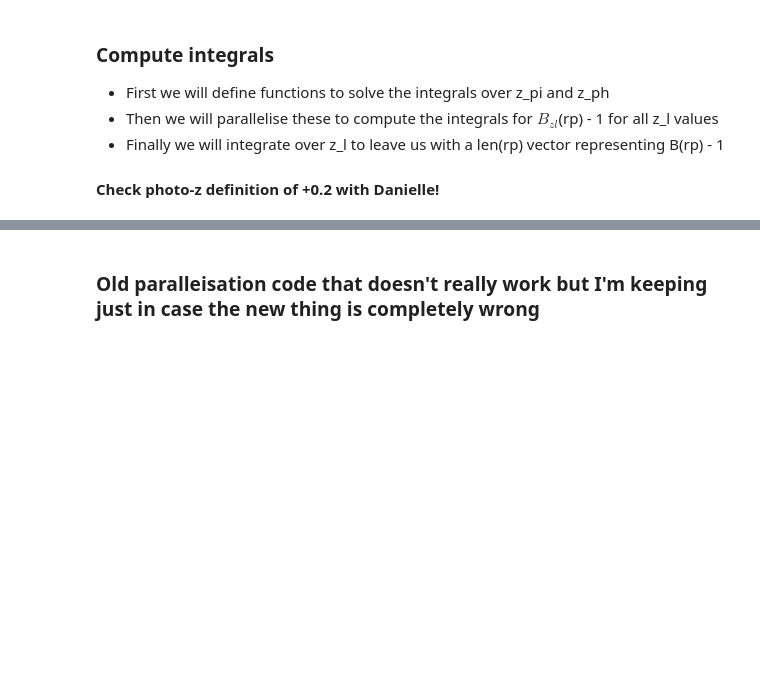
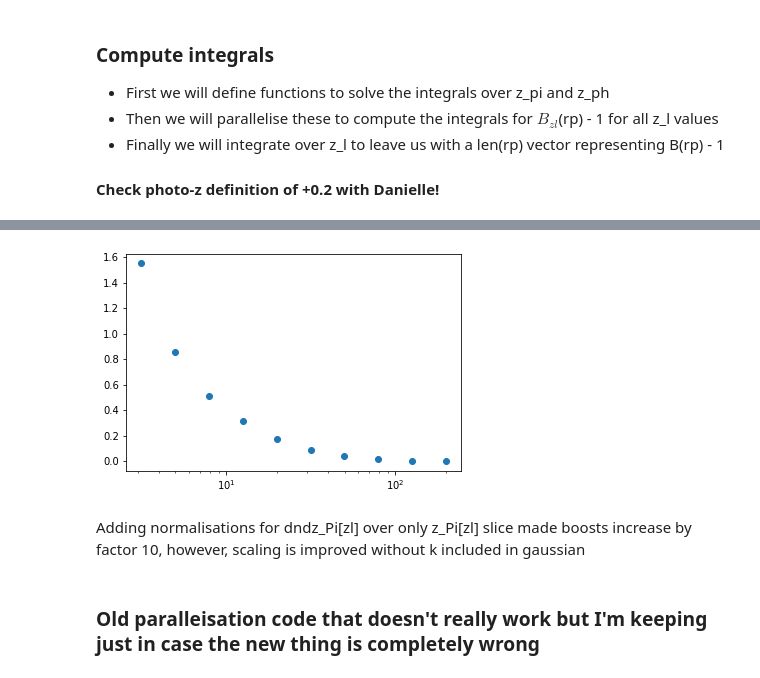
Before and after one commit to CMacM/IA_GGL, a Jupyter notebook: estimator_tests.ipynb, the cells around one changed output, grey strips where cells are left out. Saved outputs shown, nothing was run; the diff lists cells and outputs as text; code cells hidden in the pictures; blank space fills up the shorter version.

```diff
--- a/estimator_tests.ipynb
+++ b/estimator_tests.ipynb
@@ -727,5 +1036,15 @@ plt.savefig('b_min1_theta.png', dpi=300)
 # %%
-# tests for single zl value
+Bmin_1 = np.load('Boost_data_year1.npz')['B_min1']
+theta = np.load('Boost_data_year1.npz')['theta']
+
+plt.plot(theta, Bmin_1, linewidth=0, marker='o')
+plt.xscale('log')
+#plt.yscale('log')
+# %% [output]
+[figure, added]
+# %% [markdown]
+Adding normalisations for dndz_Pi[zl] over only z_Pi[zl] slice made boosts increase by factor 10, however, scaling is improved
+without k included in gaussian
 # %% [markdown]
 ### Old paralleisation code that doesn't really work but I'm keeping just in case the new thing is completely wrong
 # %%
```
Also changed, not shown: parts of 27 cells of this notebook, 7 other files.
